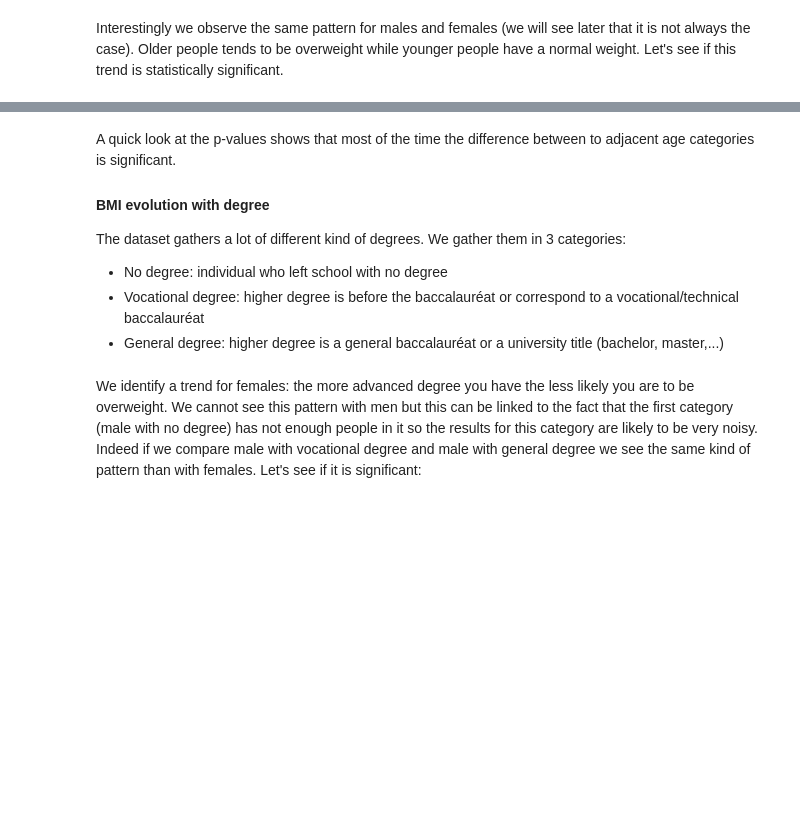
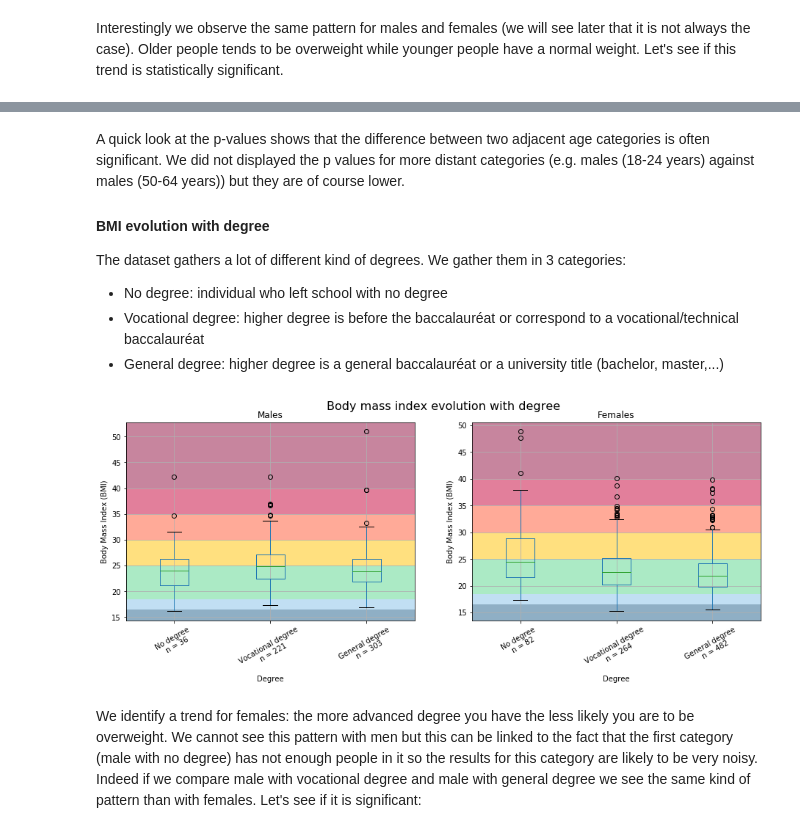
Before and after one commit to KingOfCola/ADAX-project, a Jupyter notebook: project/Milestone 2.ipynb, the cells around one changed output, grey strips where cells are left out. Cells and saved outputs as stored; diff of their text form; code cells hidden in the pictures; blank space fills up the shorter version.

```diff
--- a/project/Milestone 2.ipynb
+++ b/project/Milestone 2.ipynb
@@ -327,7 +319,7 @@ $\text{BMI} = \frac{weight}{height^2} \text{kg/cm}^2$
 
 We can study the BMI according to a huge range of categories. In order not to fill the notebook with plenty of figures that are not necessarily easily interpretable we've only let a sample of the figures we found the most significant.
 # %%
-def BIM_boxplots(dataframe, category, labels, tage=[4,5,6], x_label=None, category_name=None):
+def BMI_boxplots(dataframe, category, labels, tage=[4,5,6], x_label=None, category_name=None):
     '''
     Plot Body mass index (BMI) of males and females group by the given category.
     '''
@@ -425,5 +412,5 @@ p_values for:
 # %% [markdown]
-A quick look at the p-values shows that most of the time the difference between to adjacent age categories is significant.
+A quick look at the p-values shows that the difference between two adjacent age categories is often significant. We did not displayed the p values for more distant categories (e.g. males (18-24 years) against males (50-64 years)) but they are of course lower.
 
 #### BMI evolution with degree
 
@@ -435,8 +422,10 @@ The dataset gathers a lot of different kind of degrees. We gather them in 3 cate
 # %%
 df = dfIndiv[["sexe_ps","poidsm","taille","dip","tage"]]
 df["degree"] = (df["dip"]>5)*1+(df["dip"]>8)*1
 type_of_degree = ['No degree', 'Vocational degree', 'General degree']
-BIM_boxplots(df,"degree",tage=[4,5,6],labels=type_of_degree)
+BMI_boxplots(df,"degree",tage=[4,5,6],labels=type_of_degree)
+# %% [output]
+[figure, added]
 # %% [markdown]
 We identify a trend for females: the more advanced degree you have the less likely you are to be overweight. We cannot see this pattern with men but this can be linked to the fact that the first category (male with no degree) has not enough people in it so the results for this category are likely to be very noisy. Indeed if we compare male with vocational degree and male with general degree we see the same kind of pattern than with females. Let's see if it is significant:
 # %%
```
Also changed, not shown: parts of 17 cells of this notebook.
